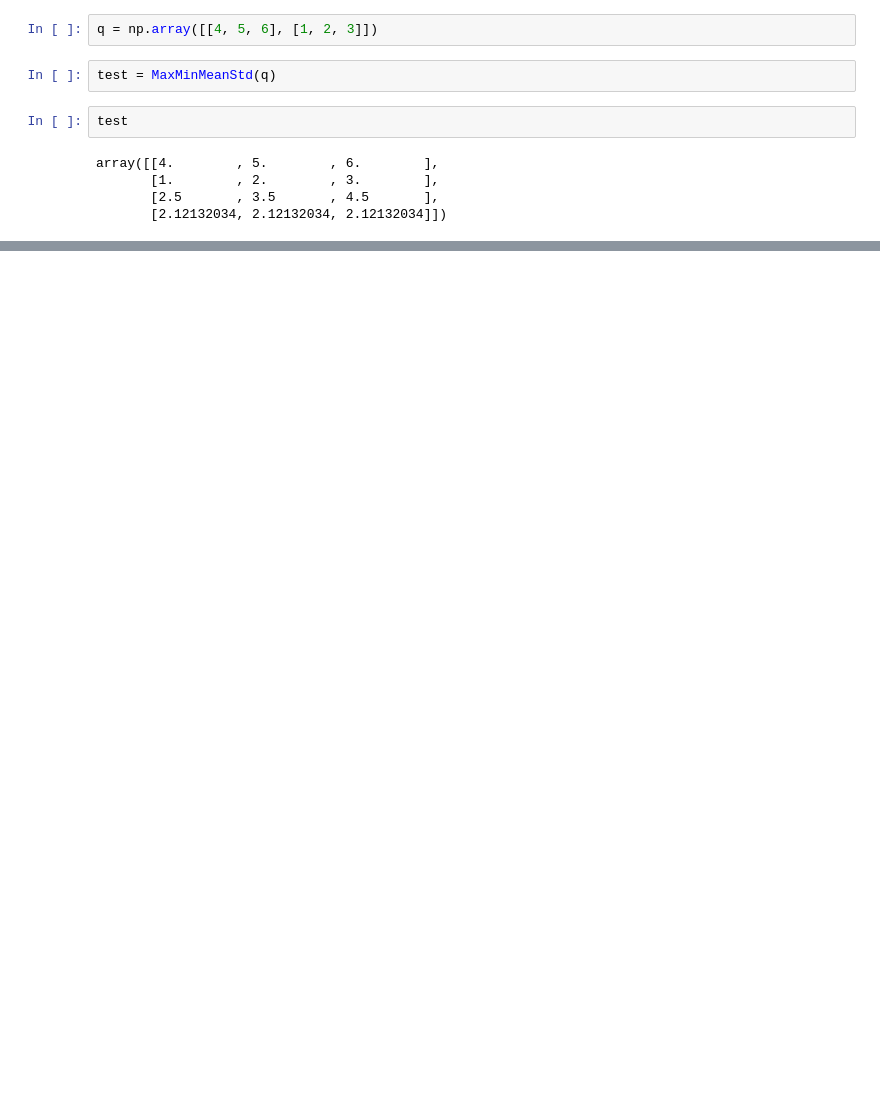
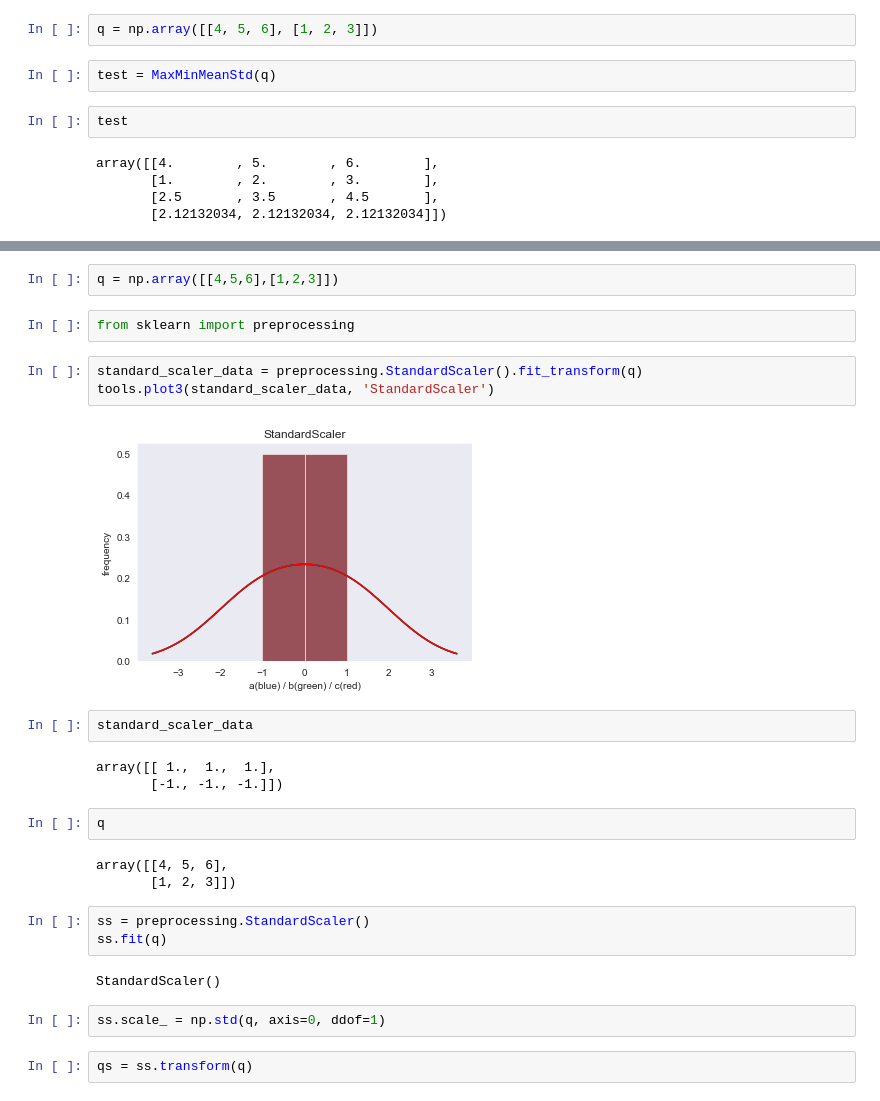
Before and after one commit to hetangx/discharge, a Jupyter notebook: data_pre-process.ipynb, the cells around one changed output, grey strips where cells are left out. Saved outputs shown, nothing was run; the diff lists cells and outputs as text; blank space fills up the shorter version.

```diff
--- a/data_pre-process.ipynb
+++ b/data_pre-process.ipynb
@@ -161,0 +131,28 @@ def MyNormal(x, mx):
+# %%
+q = np.array([[4,5,6],[1,2,3]])
+# %%
+from sklearn import preprocessing
+# %%
+standard_scaler_data = preprocessing.StandardScaler().fit_transform(q)
+tools.plot3(standard_scaler_data, 'StandardScaler')
+# %% [output]
+[figure, added]
+# %%
+standard_scaler_data
+# %% [output]
+array([[ 1.,  1.,  1.],
+       [-1., -1., -1.]])
+# %%
+q
+# %% [output]
+array([[4, 5, 6],
+       [1, 2, 3]])
+# %%
+ss = preprocessing.StandardScaler()
+ss.fit(q)
+# %% [output]
+StandardScaler()
+# %%
+ss.scale_ = np.std(q, axis=0, ddof=1)
+# %%
+qs = ss.transform(q)
```
Also changed, not shown: parts of 38 cells of this notebook, 3 other files.
